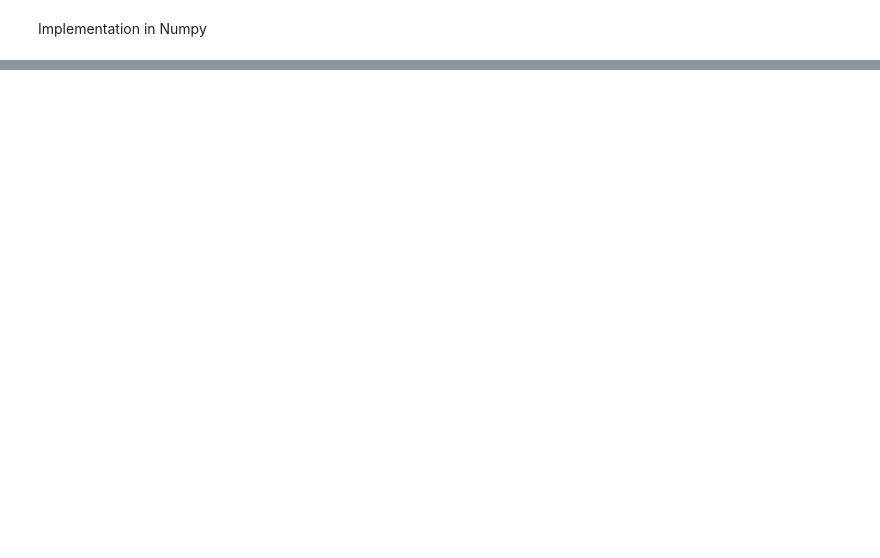
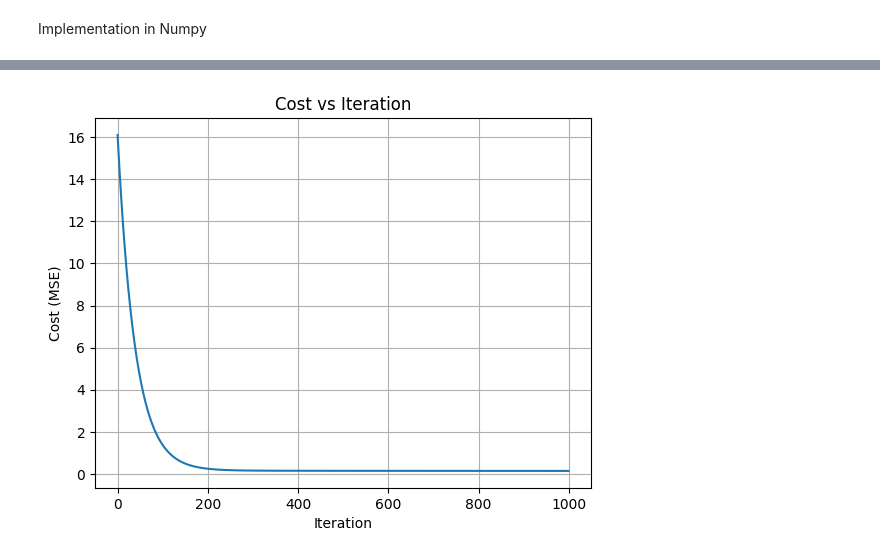
Before and after one commit to furyfist/ml-from-scratch-furyfist, a Jupyter notebook: 01_Linear_Regression/linear_numpy.ipynb, the cells around one changed output, grey strips where cells are left out. Drawn from its saved outputs; the diff is of its cells as text; code cells hidden in the pictures; blank space fills up the shorter version.

Commit message:
Gradient Descent from scratch using numpy

```diff
--- a/01_Linear_Regression/linear_numpy.ipynb
+++ b/01_Linear_Regression/linear_numpy.ipynb
@@ -6,0 +20,5 @@ ModuleNotFoundError: No module named 'numpy'
+# %%
+# Add bias column (1s) to X for matrix multiplication
+X_with_bias = np.hstack([np.ones((n_samples,1)), X]) # hstack : "stacks" arrays horizontally
+
+# shape: (100, 2)
@@ -6,0 +33,15 @@ ModuleNotFoundError: No module named 'numpy'
+# %%
+weights_gd = np.zeros(2)           # Initialize weights: [bias, slope]
+learning_rate = 0.01
+n_iterations = 1000
+cost_history = []
+
+for _ in range(n_iterations):
+    y_pred = X_with_bias @ weights_gd
+    cost = (1 / (2 * n_samples)) * np.sum((y_pred - y.ravel()) ** 2)
+    cost_history.append(cost)
+
+    grad = (1 / n_samples) * X_with_bias.T @ (y_pred - y.ravel())
+    weights_gd -= learning_rate * grad
+
+y_pred_gd = X_with_bias @ weights_gd
@@ -6,0 +104,48 @@ ModuleNotFoundError: No module named 'numpy'
+# %%
+import numpy as np
+import matplotlib.pyplot as plt
+
+# Step 1: Generate dummy data
+X = np.random.rand(100, 1)
+y = 3 * X.squeeze() + 4 + np.random.randn(100) * 0.5
+
+# Step 2: Initialize parameters
+m = 0.0  # slope
+b = 0.0  # intercept
+alpha = 0.01  # learning rate
+n = 1000  # total iterations
+size = X.shape[0]
+
+cost_history = []
+
+# Step 3: Gradient Descent Loop
+for i in range(n):
+    y_pred = m * X.squeeze() + b
+    error = y_pred - y
+
+    # Compute gradients
+    dm = (1 / size) * np.dot(error, X.squeeze())
+    db = (1 / size) * np.sum(error)
+
+    # Update parameters
+    m -= alpha * dm
+    b -= alpha * db
+
+    # Compute and store loss
+    loss = (1 / (2 * size)) * np.sum(error ** 2)
+    cost_history.append(loss)
+
+    if i % 100 == 0:
+        print(f"Iteration {i}: Loss = {loss:.4f}, m = {m:.4f}, b = {b:.4f}")
+
+# Step 4: Final Result
+print(f"\nFinal model: y = {m:.2f}x + {b:.2f}")
+
+# Step 5: Plot Cost vs Iteration
+plt.plot(range(n), cost_history)
+plt.xlabel('Iteration')
+plt.ylabel('Cost (MSE)')
+plt.title('Cost vs Iteration')
+plt.grid(True)
+plt.show()
+# %% [output]
@@ -6,0 +164 @@ ModuleNotFoundError: No module named 'numpy'
+[figure, added]
```
Also changed, not shown: parts of 10 cells of this notebook, 3 other files.
